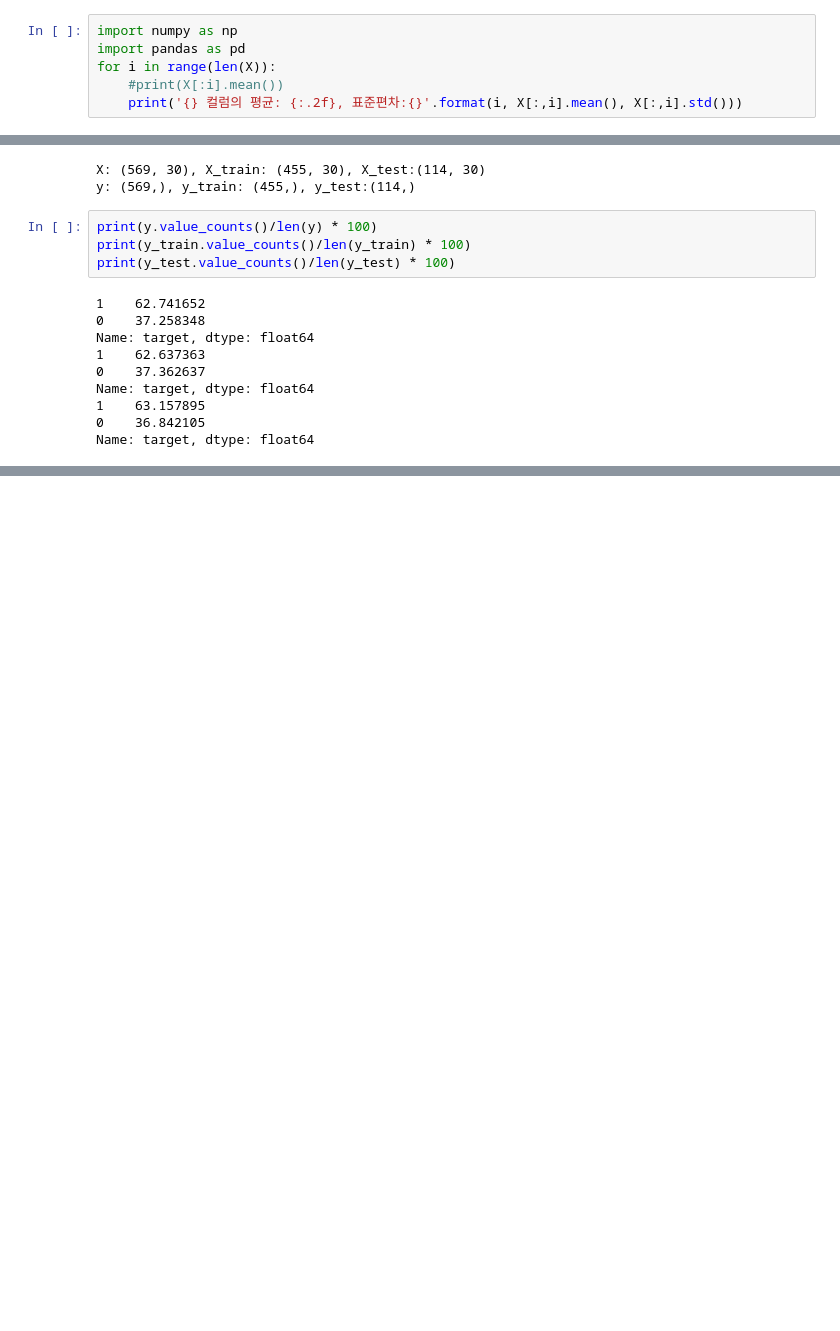
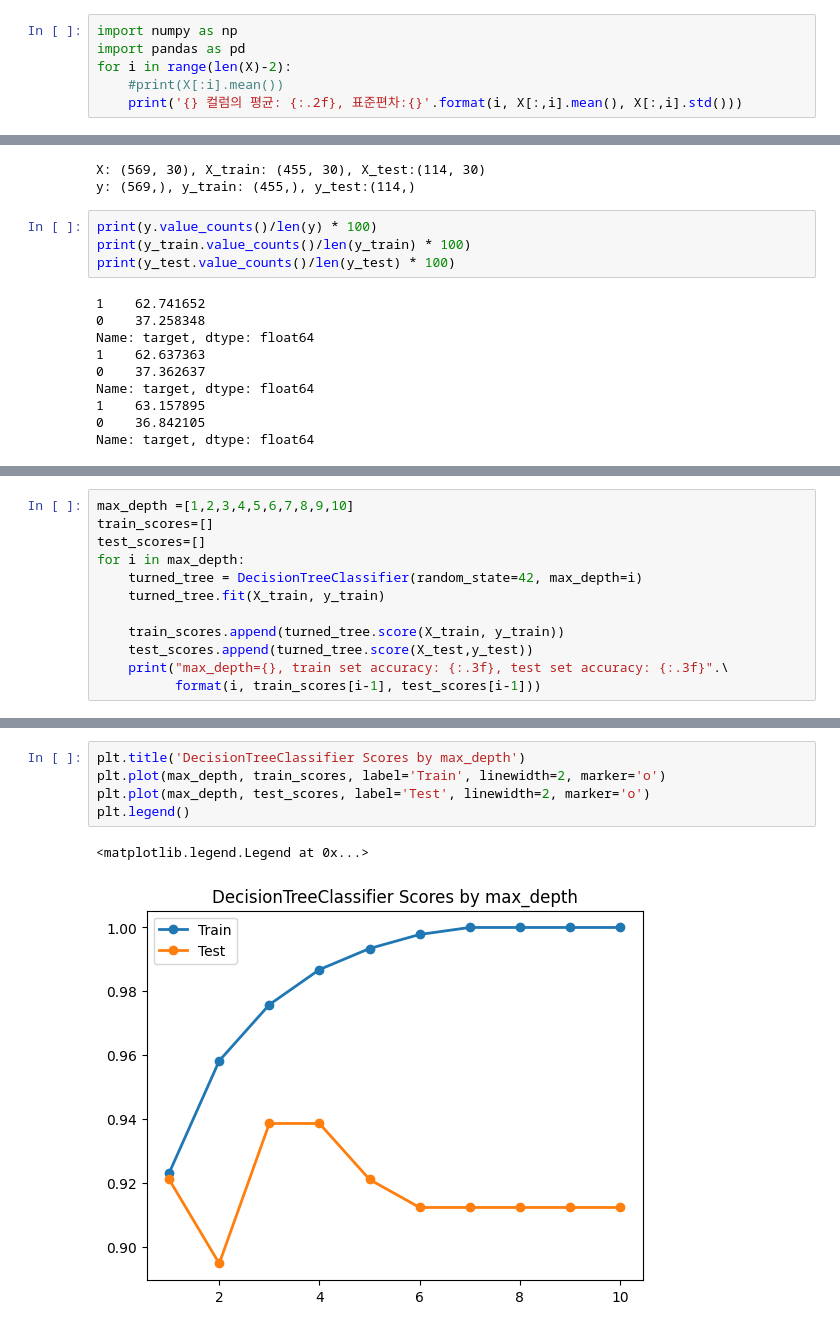
Before and after one commit to JeonJongDae/dinner_stock_AI, a Jupyter notebook: 5주차/Copy_of_svm_skeleton.ipynb, the cells around one changed output, grey strips where cells are left out. Drawn from its saved outputs; the diff is of its cells as text; blank space fills up the shorter version.

```diff
--- a/5주차/Copy_of_svm_skeleton.ipynb
+++ b/5주차/Copy_of_svm_skeleton.ipynb
@@ -909,7 +909,7 @@ len(X[0])
 # %%
 import numpy as np
 import pandas as pd
-for i in range(len(X)):
+for i in range(len(X)-2):
     #print(X[:i].mean())
     print('{} 컬럼의 평균: {:.2f}, 표준편차:{}'.format(i, X[:,i].mean(), X[:,i].std()))
 # %% [output]
@@ -957,0 +1013,12 @@ Name: target, dtype: float64
+# %%
+max_depth =[1,2,3,4,5,6,7,8,9,10]
+train_scores=[]
+test_scores=[]
+for i in max_depth:
+    turned_tree = DecisionTreeClassifier(random_state=42, max_depth=i)
+    turned_tree.fit(X_train, y_train)
+
+    train_scores.append(turned_tree.score(X_train, y_train))
+    test_scores.append(turned_tree.score(X_test,y_test))
+    print("max_depth={}, train set accuracy: {:.3f}, test set accuracy: {:.3f}".\
+          format(i, train_scores[i-1], test_scores[i-1]))
@@ -957,0 +1036,8 @@ Name: target, dtype: float64
+# %%
+plt.title('DecisionTreeClassifier Scores by max_depth')
+plt.plot(max_depth, train_scores, label='Train', linewidth=2, marker='o')
+plt.plot(max_depth, test_scores, label='Test', linewidth=2, marker='o')
+plt.legend()
+# %% [output]
+<matplotlib.legend.Legend at 0x...>
+[figure, added]
```
Also changed, not shown: parts of 28 cells of this notebook.
